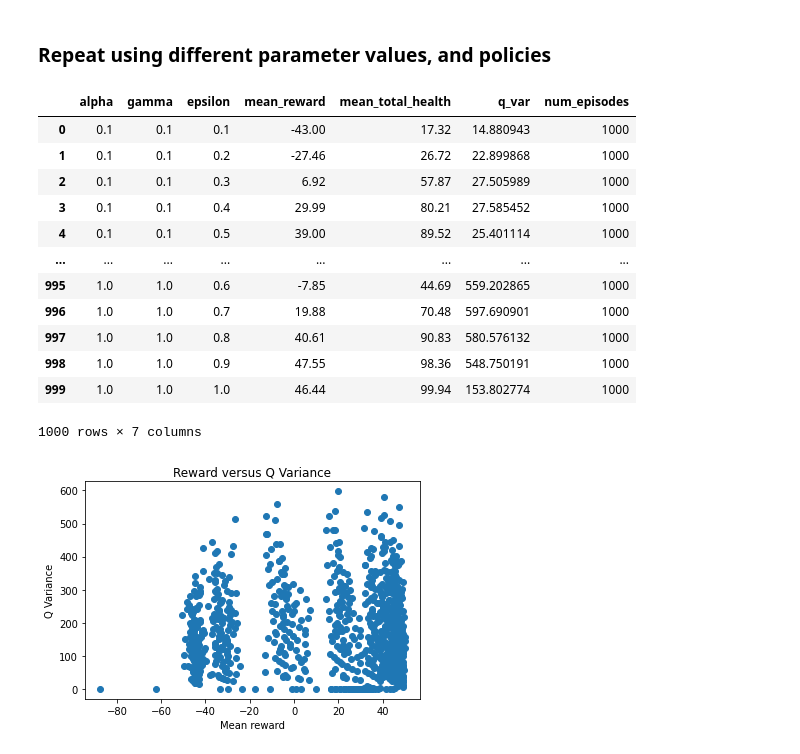
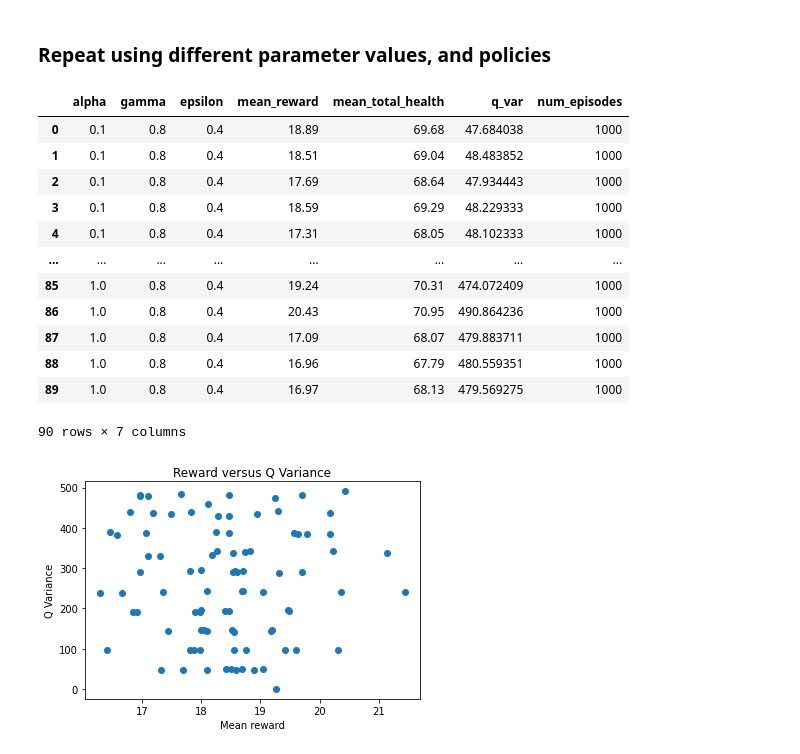
Before and after one commit to SL477/DRL-coursework, a Jupyter notebook: notebook.ipynb, the cells around one changed output. Drawn from its saved outputs; the diff is of its cells as text; code cells hidden in the pictures.

Commit message:
Did grid searching of new parameter values
Got rid of defunct main.py file as well. Saved data and took pictures

```diff
--- a/notebook.ipynb
+++ b/notebook.ipynb
@@ -319,27 +319,28 @@ plt.show()
 ### Repeat using different parameter values, and policies
 # %%
 # Grid search on the new parameters to repeatedly show them
-df2 = grid_search([.1, .2, .3, .4, .5, .6, .7, .8, .9, 1.], [.1,.2,.3,.4,.5,.6,.7,.8,.9,1.], [0.1,.2,.3,.4,.5,.6,.7,.8,.9,1.])
+#df2 = grid_search([.1, .2, .3, .4, .5, .6, .7, .8, .9, 1.], [.1,.2,.3,.4,.5,.6,.7,.8,.9,1.], [0.1,.2,.3,.4,.5,.6,.7,.8,.9,1.])
+df2 = grid_search([.1, .2, .3, .4, .5, .6, .7, .8, .9, 1.], [.8, .8, .8], [0.4, 0.4, 0.4])
 display(df2)
 # Here we graphically display the output of the Q function
 plt.scatter('mean_reward', 'q_var', data=df2)
 plt.xlabel("Mean reward")
 plt.ylabel("Q Variance")
 plt.title("Reward versus Q Variance")
 plt.show()
 # %% [output]
 |  | alpha | gamma | epsilon | mean_reward | mean_total_health | q_var | num_episodes |
-| 0 | 0.1 | 0.1 | 0.1 | -43.00 | 17.32 | 14.880943 | 1000 |
-| 1 | 0.1 | 0.1 | 0.2 | -27.46 | 26.72 | 22.899868 | 1000 |
-| 2 | 0.1 | 0.1 | 0.3 | 6.92 | 57.87 | 27.505989 | 1000 |
-| 3 | 0.1 | 0.1 | 0.4 | 29.99 | 80.21 | 27.585452 | 1000 |
-| 4 | 0.1 | 0.1 | 0.5 | 39.00 | 89.52 | 25.401114 | 1000 |
+| 0 | 0.1 | 0.8 | 0.4 | 18.89 | 69.68 | 47.684038 | 1000 |
+| 1 | 0.1 | 0.8 | 0.4 | 18.51 | 69.04 | 48.483852 | 1000 |
+| 2 | 0.1 | 0.8 | 0.4 | 17.69 | 68.64 | 47.934443 | 1000 |
+| 3 | 0.1 | 0.8 | 0.4 | 18.59 | 69.29 | 48.229333 | 1000 |
+| 4 | 0.1 | 0.8 | 0.4 | 17.31 | 68.05 | 48.102333 | 1000 |
 | ... | ... | ... | ... | ... | ... | ... | ... |
-| 995 | 1.0 | 1.0 | 0.6 | -7.85 | 44.69 | 559.202865 | 1000 |
-| 996 | 1.0 | 1.0 | 0.7 | 19.88 | 70.48 | 597.690901 | 1000 |
-| 997 | 1.0 | 1.0 | 0.8 | 40.61 | 90.83 | 580.576132 | 1000 |
-| 998 | 1.0 | 1.0 | 0.9 | 47.55 | 98.36 | 548.750191 | 1000 |
-| 999 | 1.0 | 1.0 | 1.0 | 46.44 | 99.94 | 153.802774 | 1000 |
+| 85 | 1.0 | 0.8 | 0.4 | 19.24 | 70.31 | 474.072409 | 1000 |
+| 86 | 1.0 | 0.8 | 0.4 | 20.43 | 70.95 | 490.864236 | 1000 |
+| 87 | 1.0 | 0.8 | 0.4 | 17.09 | 68.07 | 479.883711 | 1000 |
+| 88 | 1.0 | 0.8 | 0.4 | 16.96 | 67.79 | 480.559351 | 1000 |
+| 89 | 1.0 | 0.8 | 0.4 | 16.97 | 68.13 | 479.569275 | 1000 |
-1000 rows × 7 columns
+90 rows × 7 columns
-[figure, old version]
+[figure, new version]
 # %%
```
Also changed, not shown: parts of 4 cells of this notebook, 9 other files.
